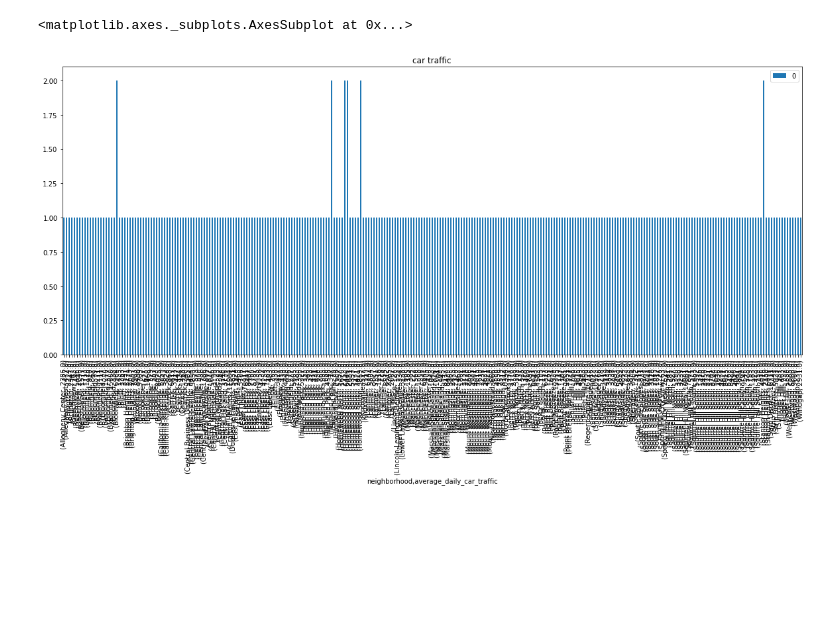
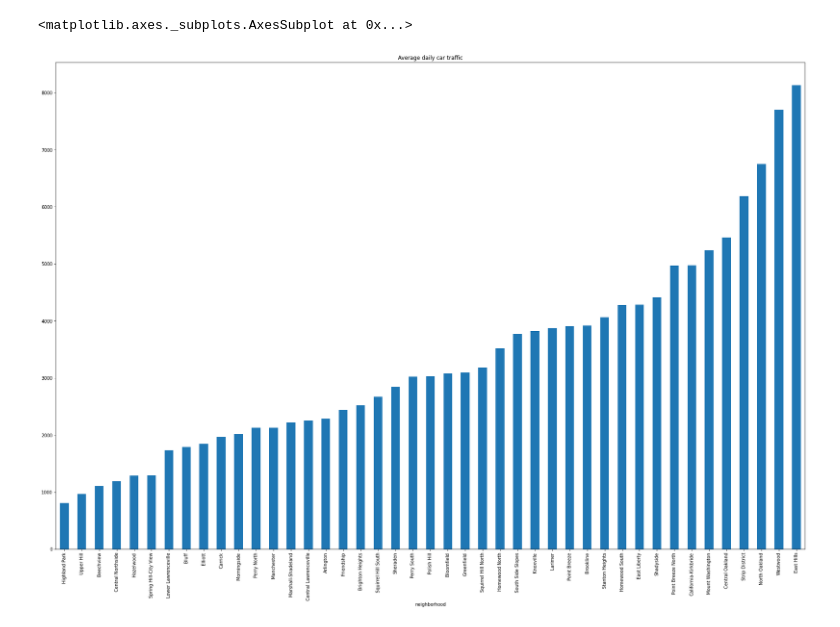
Before and after one commit to havesomepham/CMPINF0010FinalProject, a Jupyter notebook: Dataset3.ipynb, the cells around one changed output. Drawn from its saved outputs; the diff is of its cells as text; code cells hidden in the pictures; blank space fills up the shorter version.

Commit message:
traffic data and updates to the readme -amm635

```diff
--- a/Dataset3.ipynb
+++ b/Dataset3.ipynb
@@ -32,6 +1,23 @@ traf.groupby("neighborhood").head()
-# %%
-c = traf[["neighborhood","average_daily_car_traffic"]].value_counts().to_frame().sort_values(by="neighborhood", ascending=True)
-c.plot.bar(title="car traffic", figsize=(20,8))
-# %% [output]
-<matplotlib.axes._subplots.AxesSubplot at 0x...>
-[figure, removed]
+# %%
+%matplotlib inline
+import pandas as pd
+
+# importing the traffic data, converting the dates to the datetime object
+data_url ='https://data.wprdc.org/datastore/dump/6dfd4f8f-cbf5-4917-a5eb-fd07f4403167'
+data = pd.read_csv(data_url, parse_dates=['count_end_date'])
+data['count_end_date'] = pd.to_datetime(data['count_end_date'], format='%Y-%m-%d')
+
+# narrowing the data, getting rid of old and null values
+data = data[['count_end_date','average_daily_car_traffic','neighborhood']]
+data = data.loc[(data['count_end_date'] >= '2019-01-01')]
+data = data.loc[(data['average_daily_car_traffic'] > 0)]
+
+# taking statistics from the useful data
+stat = data.groupby("neighborhood").describe()
+stat = stat.loc[(stat['average_daily_car_traffic']['count'] > 1)]
+# %%
+# le ebic matplotlib
+stat['average_daily_car_traffic']['mean'].sort_values().plot(kind='bar', figsize=(30,20), title='Average daily car traffic')
+# %% [output]
+<matplotlib.axes._subplots.AxesSubplot at 0x...>
+[figure, added]
```
Also changed, not shown: parts of 3 cells of this notebook, 1 other file.
